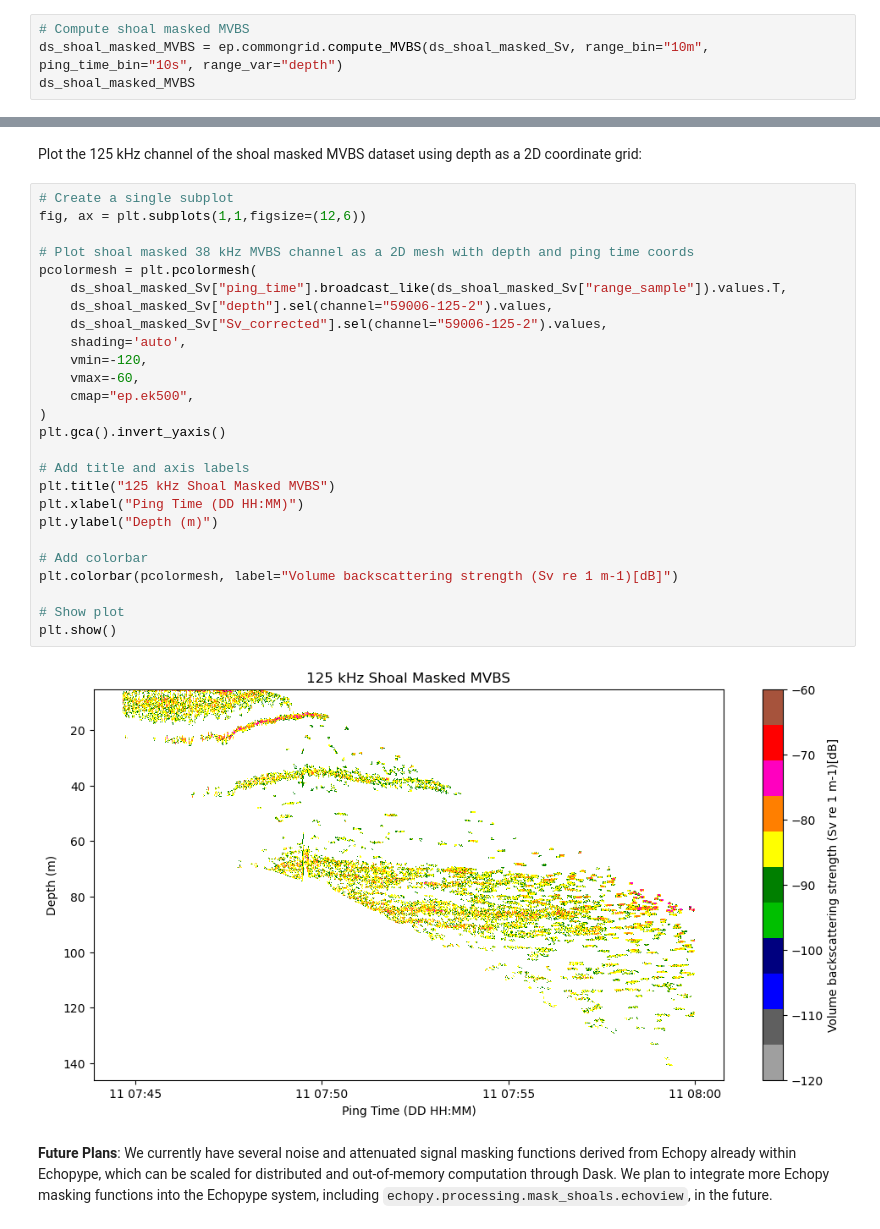
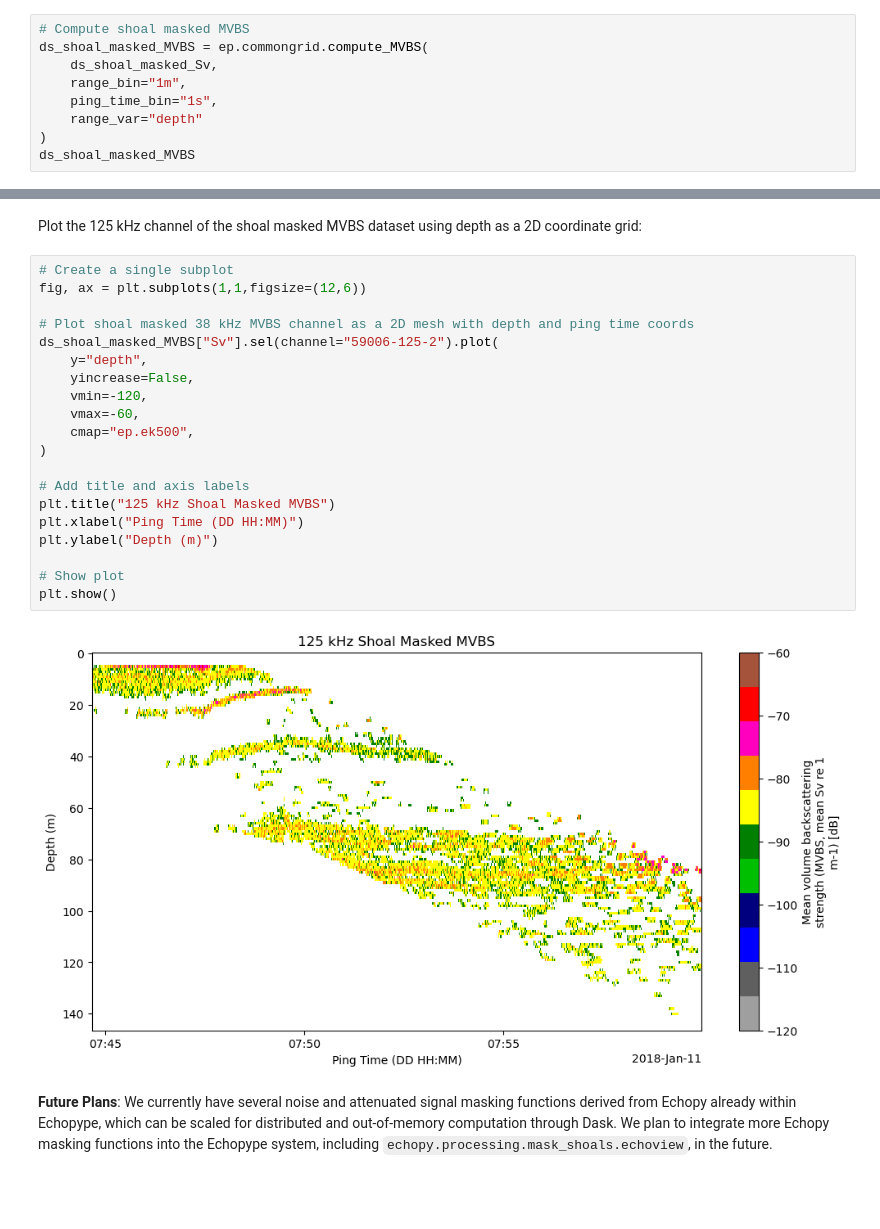
Before and after one commit to OSOceanAcoustics/echopype-examples, a Jupyter notebook: notebooks/glider_AZFP.ipynb, the cells around one changed output, grey strips where cells are left out. Cells and saved outputs as stored; diff of their text form; blank space fills up the shorter version.

Commit message:
fix glider MVBS plot; add krill NASC subset MVBS plot

```diff
--- a/notebooks/glider_AZFP.ipynb
+++ b/notebooks/glider_AZFP.ipynb
@@ -610,6 +610,11 @@ ds_shoal_masked_Sv["Sv"] = ds_shoal_masked_Sv["Sv_corrected"]
 Compute MVBS of the Shoal Masked Sv:
 # %%
 # Compute shoal masked MVBS
-ds_shoal_masked_MVBS = ep.commongrid.compute_MVBS(ds_shoal_masked_Sv, range_bin="10m", ping_time_bin="10s", range_var="depth")
+ds_shoal_masked_MVBS = ep.commongrid.compute_MVBS(
+    ds_shoal_masked_Sv,
+    range_bin="1m",
+    ping_time_bin="1s",
+    range_var="depth"
+)
 ds_shoal_masked_MVBS
 # %% [output]
@@ -632,31 +637,25 @@ Plot the 125 kHz channel of the shoal masked MVBS dataset using depth as a 2D co
 # %%
 # Create a single subplot
 fig, ax = plt.subplots(1,1,figsize=(12,6))
 
 # Plot shoal masked 38 kHz MVBS channel as a 2D mesh with depth and ping time coords
-pcolormesh = plt.pcolormesh(
-    ds_shoal_masked_Sv["ping_time"].broadcast_like(ds_shoal_masked_Sv["range_sample"]).values.T,
-    ds_shoal_masked_Sv["depth"].sel(channel="59006-125-2").values,
-    ds_shoal_masked_Sv["Sv_corrected"].sel(channel="59006-125-2").values,
-    shading='auto',
+ds_shoal_masked_MVBS["Sv"].sel(channel="59006-125-2").plot(
+    y="depth",
+    yincrease=False,
     vmin=-120,
     vmax=-60,
     cmap="ep.ek500",
 )
-plt.gca().invert_yaxis()
 
 # Add title and axis labels
 plt.title("125 kHz Shoal Masked MVBS")
 plt.xlabel("Ping Time (DD HH:MM)")
 plt.ylabel("Depth (m)")
 
-# Add colorbar
-plt.colorbar(pcolormesh, label="Volume backscattering strength (Sv re 1 m-1)[dB]")
-
 # Show plot
 plt.show()
 # %% [output]
-[figure, old version]
+[figure, new version]
 # %% [markdown]
 **Future Plans**: We currently have several noise and attenuated signal masking functions derived from Echopy already within Echopype, which can be scaled for distributed and out-of-memory computation through Dask. We plan to integrate more Echopy masking functions into the Echopype system, including `echopy.processing.mask_shoals.echoview`, in the future.
 # %% [markdown]
```
Also changed, not shown: parts of 3 cells of this notebook, 1 other file.
